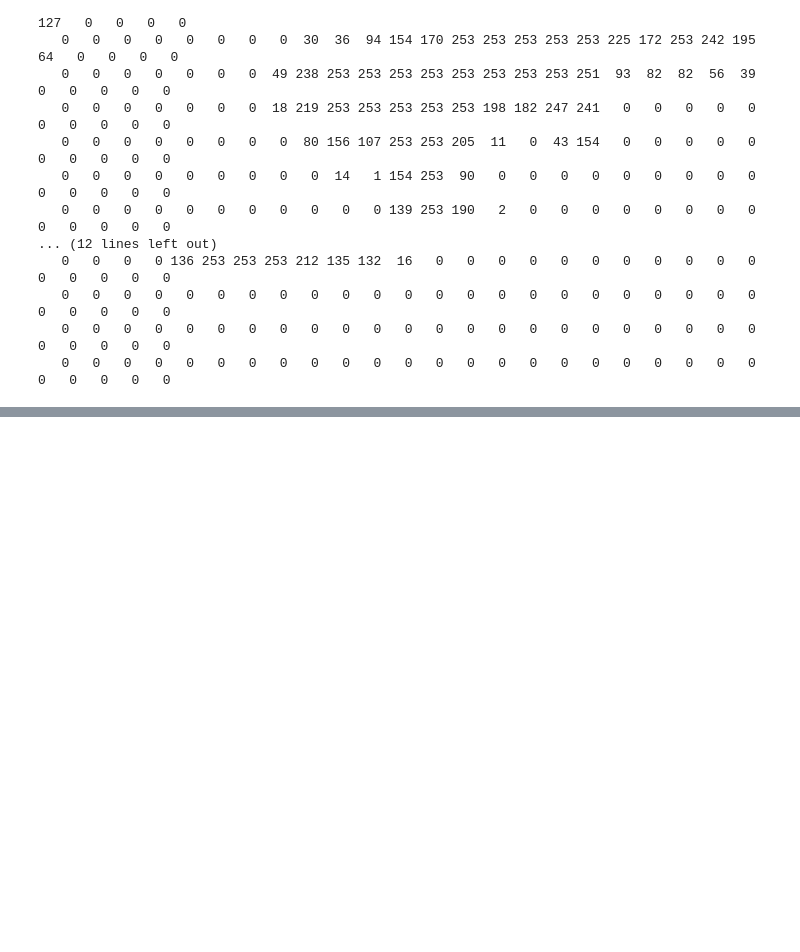
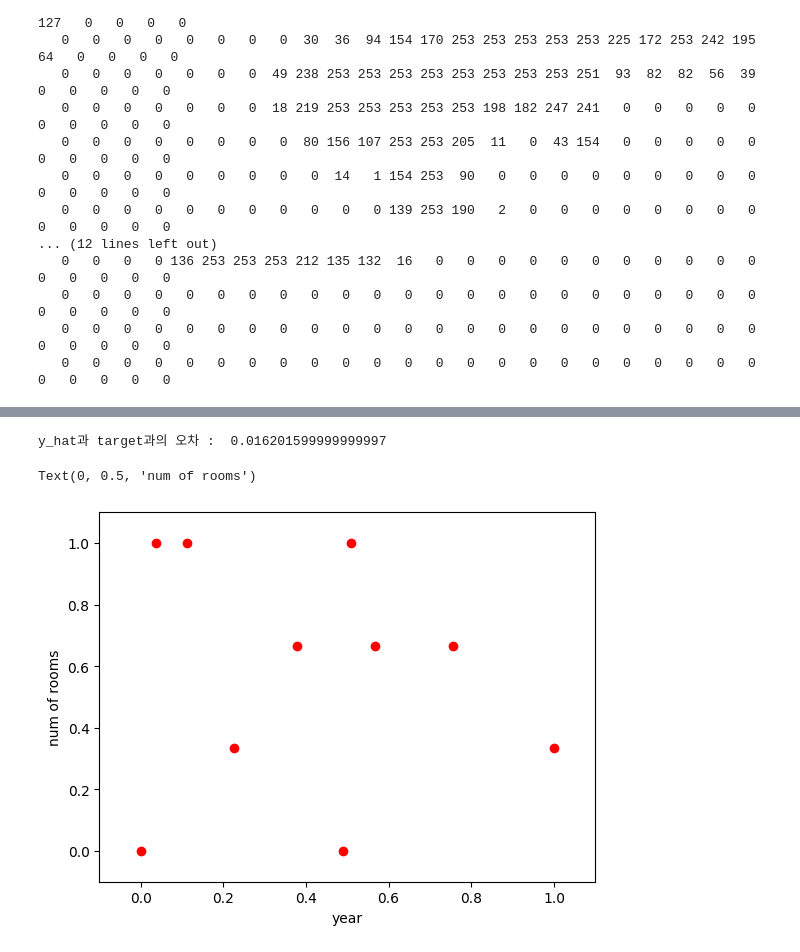
Before and after one commit to Choiwanwoo-03/MachineLearning_CodePractice, a Jupyter notebook: MNIST.ipynb, the cells around one changed output, grey strips where cells are left out. Saved outputs shown, nothing was run; the diff lists cells and outputs as text; code cells hidden in the pictures; blank space fills up the shorter version.

```diff
--- a/MNIST.ipynb
+++ b/MNIST.ipynb
@@ -48,0 +147,32 @@ for i in range(28) :
+# %%
+import numpy as np
+
+target = np.array([0, 0, 0, 1, 0])
+y_hat = np.array([0.005, 0.173, 0.035, 0.777, 0.01])
+
+def mse(y, t) :
+    return ((y - t) ** 2).mean()
+
+print('y_hat과 target과의 오차 : ', mse(y_hat, target))
+# %% [output]
+y_hat과 target과의 오차 :  0.016201599999999997
+# %%
+import numpy as np
+import matplotlib.pyplot as plt
+from sklearn.preprocessing import MinMaxScaler
+
+yr = np.array([15, 30, 23, 5, 9, 43, 33, 29, 3, 56])
+n_rooms = np.array([2, 4, 3, 4, 4, 3, 3, 1, 1, 2])
+
+min_max_scaler = MinMaxScaler()
+yr_norm = min_max_scaler.fit_transform(yr[:, np.newaxis])
+n_rooms_norm = min_max_scaler.fit_transform(n_rooms[:, np.newaxis])
+
+plt.scatter(yr_norm, n_rooms_norm, c = 'red')
+plt.xlim(-0.1, 1.1)
+plt.ylim(-0.1, 1.1)
+plt.xlabel('year')
+plt.ylabel('num of rooms')
+# %% [output]
+Text(0, 0.5, 'num of rooms')
+[figure, added]
```
Also changed, not shown: parts of 17 cells of this notebook.
